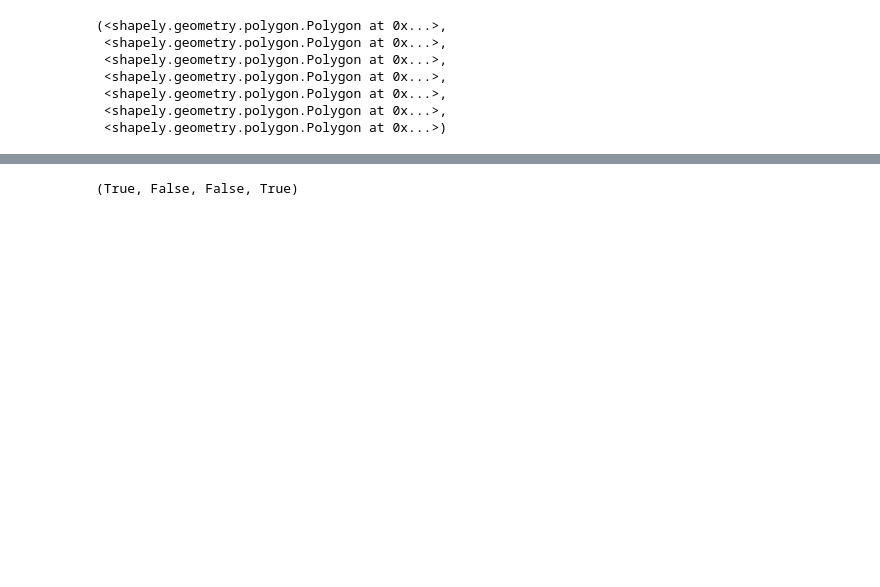
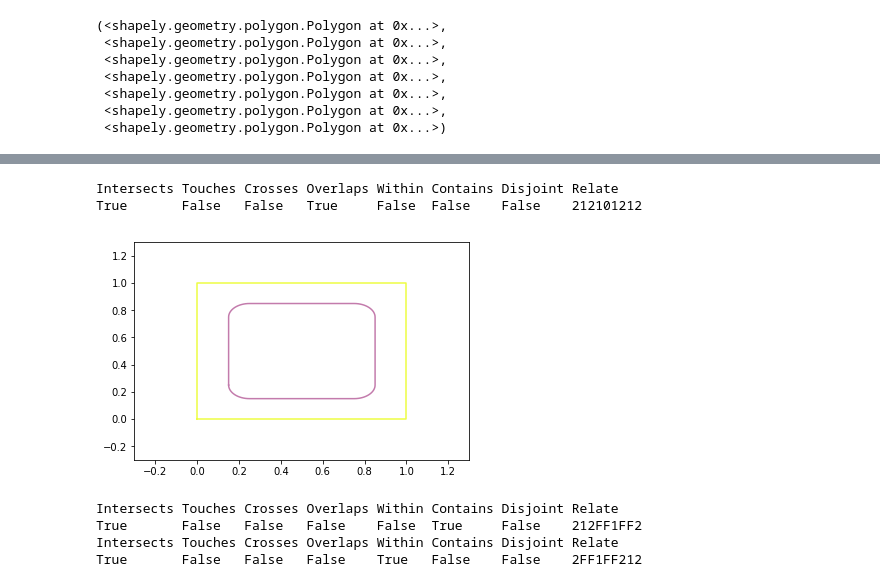
Before and after one commit to TrackDR/Geospatial-Jupyter-Notebooks, a Jupyter notebook: ShapelyPolyTests.ipynb, the cells around one changed output, grey strips where cells are left out. Drawn from its saved outputs; the diff is of its cells as text; code cells hidden in the pictures; blank space fills up the shorter version.

```diff
--- a/ShapelyPolyTests.ipynb
+++ b/ShapelyPolyTests.ipynb
@@ -165,6 +186,19 @@ plotpolys([p10,s0])
-# %%
-orig=p10
-a=s0
-orig.intersects(a), orig.touches(a), orig.crosses(a), orig.overlaps(a)
-# %% [output]
-(True, False, False, True)
+# %%
+printpolysrelationships(p10,s0)
+# %% [output]
+Intersects Touches Crosses Overlaps Within Contains Disjoint Relate
+True       False   False   True     False  False    False    212101212
+# %%
+p4a=p4.buffer(0.1)
+# %%
+plotpolys([p0,p4a])
+# %% [output]
+[figure, added]
+# %%
+printpolysrelationships(p0,p4a)
+printpolysrelationships(p4a,p0)
+# %% [output]
+Intersects Touches Crosses Overlaps Within Contains Disjoint Relate
+True       False   False   False    False  True     False    212FF1FF2
+Intersects Touches Crosses Overlaps Within Contains Disjoint Relate
+True       False   False   False    True   False    False    2FF1FF212
```
Also changed, not shown: parts of 33 cells of this notebook.
